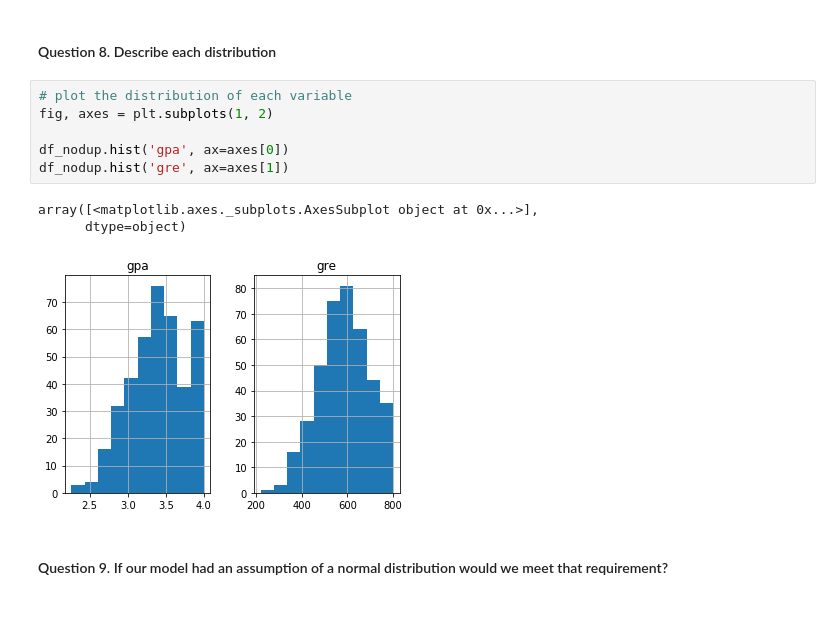
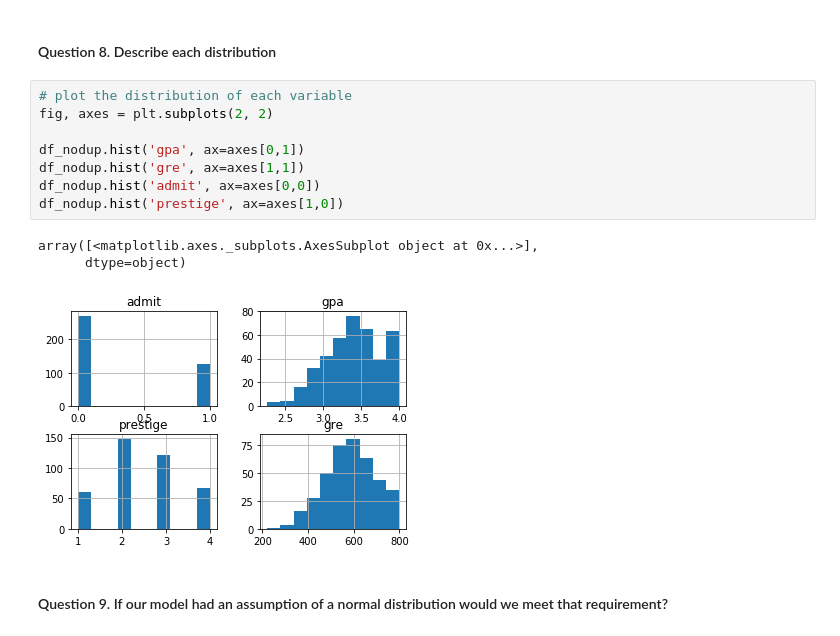
Before and after one commit to alfredorojas1990/gadatascience, a Jupyter notebook: project2-starter.ipynb, the cells around one changed output. Saved outputs shown, nothing was run; the diff lists cells and outputs as text.

```diff
--- a/project2-starter.ipynb
+++ b/project2-starter.ipynb
@@ -113,14 +113,16 @@ Answer: The median values and where is the majority of the data concentrated. In
 #### Question 8. Describe each distribution
 # %%
 # plot the distribution of each variable
-fig, axes = plt.subplots(1, 2)
+fig, axes = plt.subplots(2, 2)
 
-df_nodup.hist('gpa', ax=axes[0])
-df_nodup.hist('gre', ax=axes[1])
+df_nodup.hist('gpa', ax=axes[0,1])
+df_nodup.hist('gre', ax=axes[1,1])
+df_nodup.hist('admit', ax=axes[0,0])
+df_nodup.hist('prestige', ax=axes[1,0])
 # %% [output]
 array([<matplotlib.axes._subplots.AxesSubplot object at 0x...>],
       dtype=object)
-[figure, old version]
+[figure, new version]
 # %% [markdown]
 #### Question 9.  If our model had an assumption of a normal distribution would we meet that requirement?
 # %% [markdown]
```
